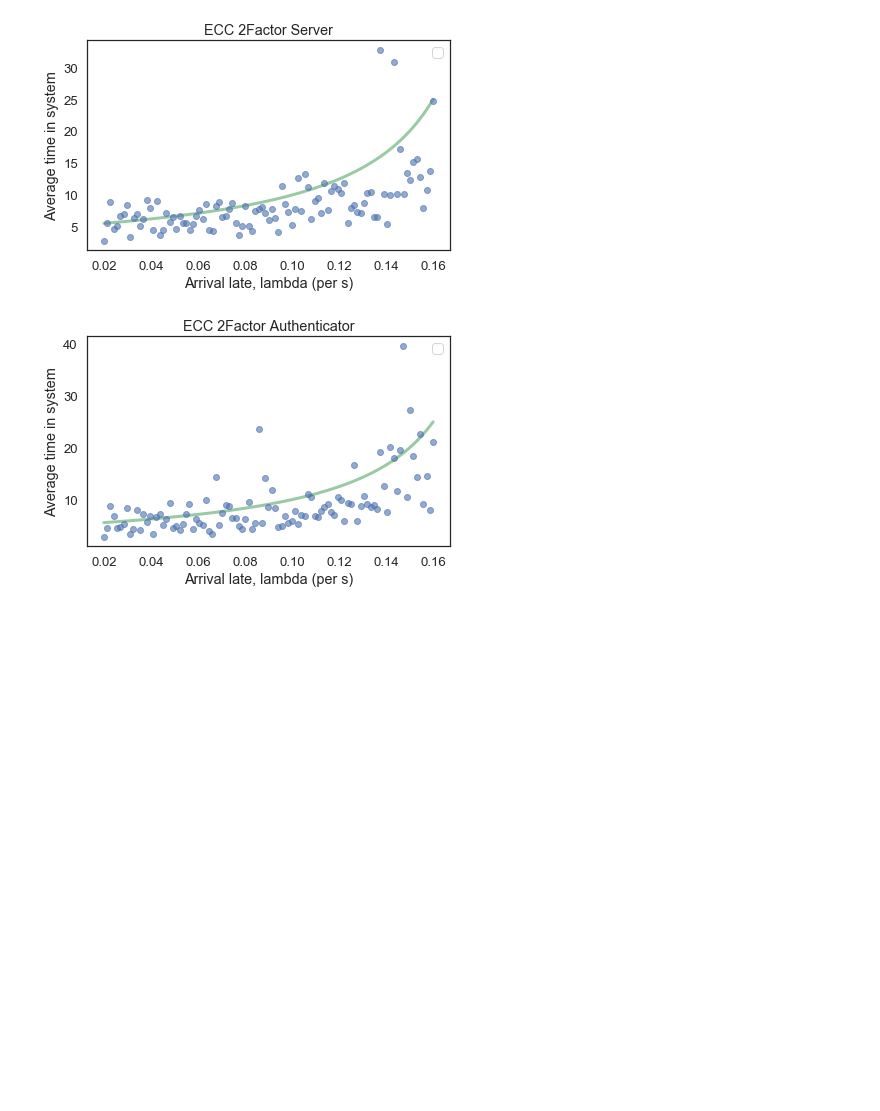
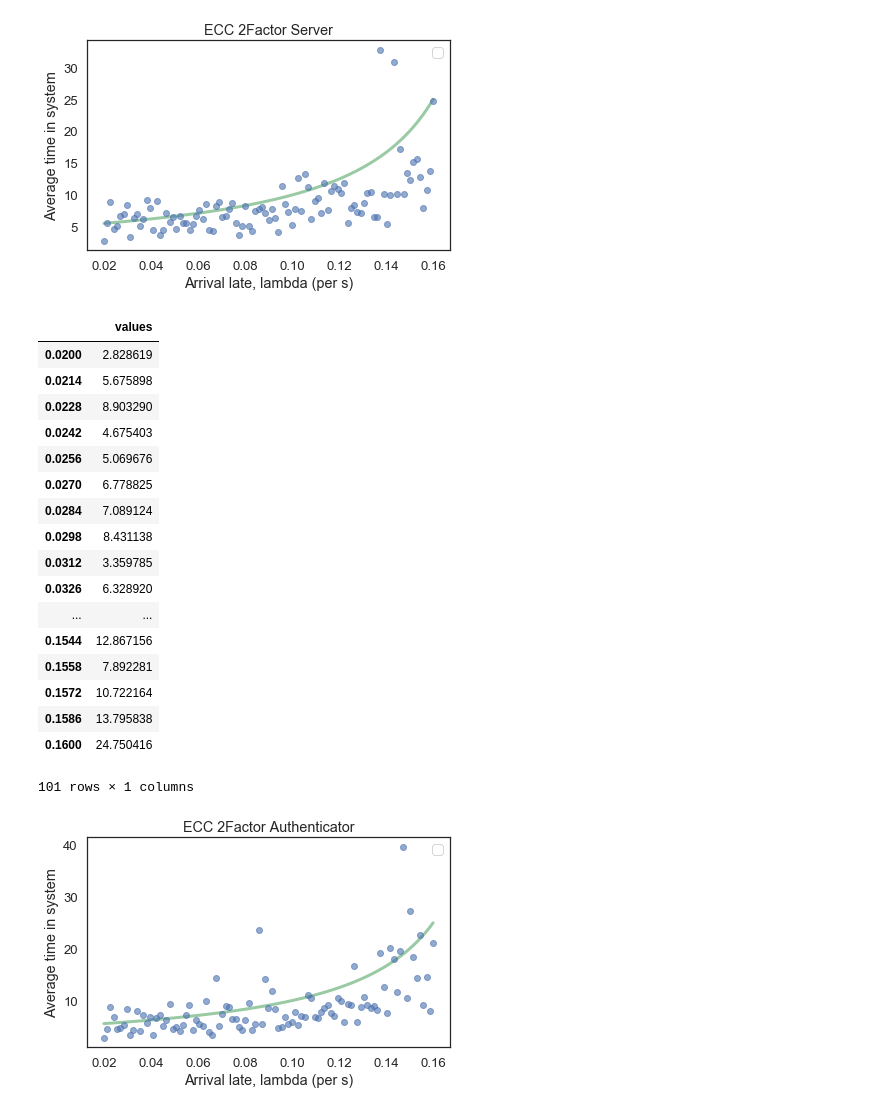
Before and after one commit to MMoserM/ModSimPy, a Jupyter notebook: code/1 - Trabalho Simulação.ipynb, the cells around one changed output. Saved outputs shown, nothing was run; the diff lists cells and outputs as text; code cells hidden in the pictures; blank space fills up the shorter version.

```diff
--- a/code/1 - Trabalho Simulação.ipynb
+++ b/code/1 - Trabalho Simulação.ipynb
@@ -351,6 +374,27 @@ decorate(xlabel='Arrival late, lambda (per s)',
          title='ECC 2Factor Server')
 # %% [output]
 [figure]
+# %%
+sweep2X
+# %% [output]
+|  | values |
+| 0.0200 | 2.828619 |
+| 0.0214 | 5.675898 |
+| 0.0228 | 8.903290 |
+| 0.0242 | 4.675403 |
+| 0.0256 | 5.069676 |
+| 0.0270 | 6.778825 |
+| 0.0284 | 7.089124 |
+| 0.0298 | 8.431138 |
+| 0.0312 | 3.359785 |
+| 0.0326 | 6.328920 |
+| ... | ... |
+| 0.1544 | 12.867156 |
+| 0.1558 | 7.892281 |
+| 0.1572 | 10.722164 |
+| 0.1586 | 13.795838 |
+| 0.1600 | 24.750416 |
+101 rows × 1 columns
 # %%
 plot_W(lam_array, mu)
 plot(sweep2Y, 'bo')
```
Also changed, not shown: parts of 3 cells of this notebook.
